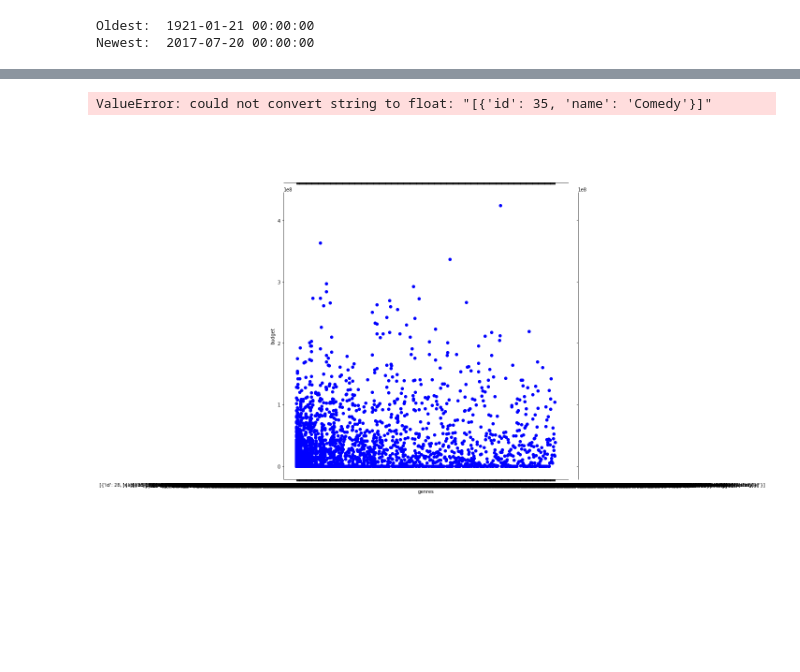
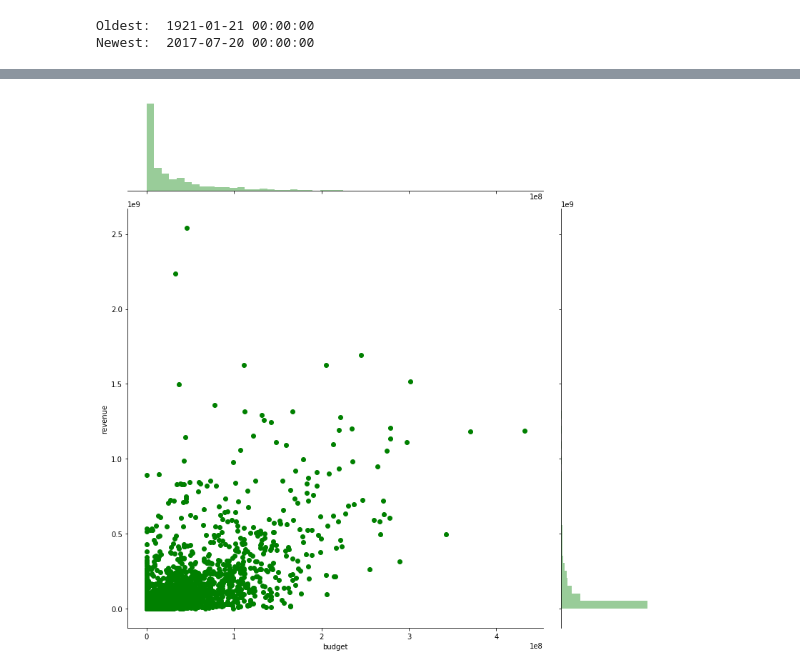
Before and after one commit to kamildoleglo/data-mining-box-office, a Jupyter notebook: ED.ipynb, the cells around one changed output, grey strips where cells are left out. Cells and saved outputs as stored; diff of their text form; code cells hidden in the pictures; blank space fills up the shorter version.

Commit message:
Add more data analysis

```diff
--- a/ED.ipynb
+++ b/ED.ipynb
@@ -138,6 +202,5 @@ sns.jointplot(x="release_date", y="count", data=grouped, height=11, color="b")
 # %%
-sns.jointplot(x="genres", y="budget", data=dataset, height=11, color="b")
+sns.jointplot(x="budget", y="revenue", data=dataset, height=11, ratio=4, color="g")
 plt.show()
 # %% [output]
-ValueError: could not convert string to float: "[{'id': 35, 'name': 'Comedy'}]"
-[figure, old version]
+[figure, new version]
```
Also changed, not shown: parts of 16 cells of this notebook.
